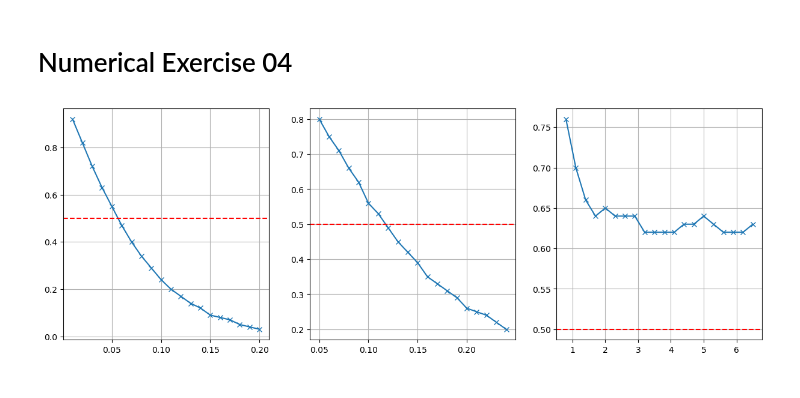
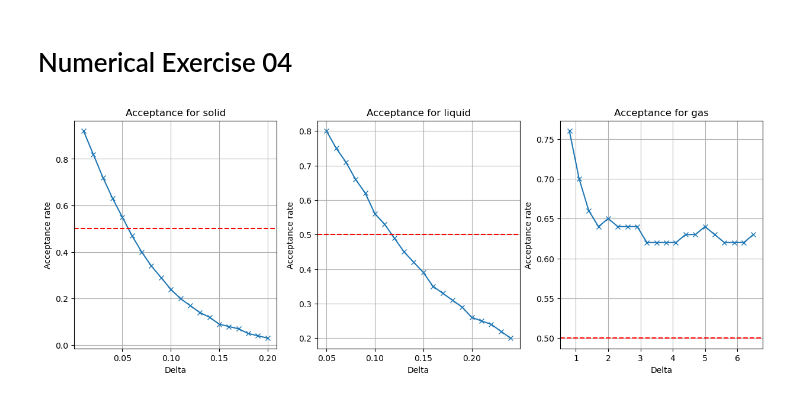
Before and after one commit to stevelonny/labsimnum, a Jupyter notebook: notebooks/exercise_07.ipynb, the cells around one changed output. Cells and saved outputs as stored; diff of their text form; code cells hidden in the pictures.

```diff
--- a/notebooks/exercise_07.ipynb
+++ b/notebooks/exercise_07.ipynb
@@ -15,14 +15,17 @@ names = ["solid", "liquid", "gas"]
 # %%
 fig = plt.figure(figsize=(15,5))
 for i in range(3):
     temp, delta, acceptance = np.loadtxt("../data/ex07_acceptance_{phase}.dat".format(phase=names[i]), unpack=True, usecols=(0,1,2), skiprows=1)
     fig.add_subplot(1,3,i+1)
     plt.plot(delta, acceptance, marker="x")
+    plt.title("Acceptance for {phase}".format(phase=names[i]))
+    plt.xlabel("Delta")
+    plt.ylabel("Acceptance rate")
     plt.grid(True)
     plt.axhline(y=0.5, color='r', linestyle='--')
 plt.show()
 # %% [output]
-[figure, old version]
+[figure, new version]
 # %%
 def calculate_autocorrelation(series):
     n = len(series)
```
Also changed, not shown: parts of 3 cells of this notebook, 6 other files.
